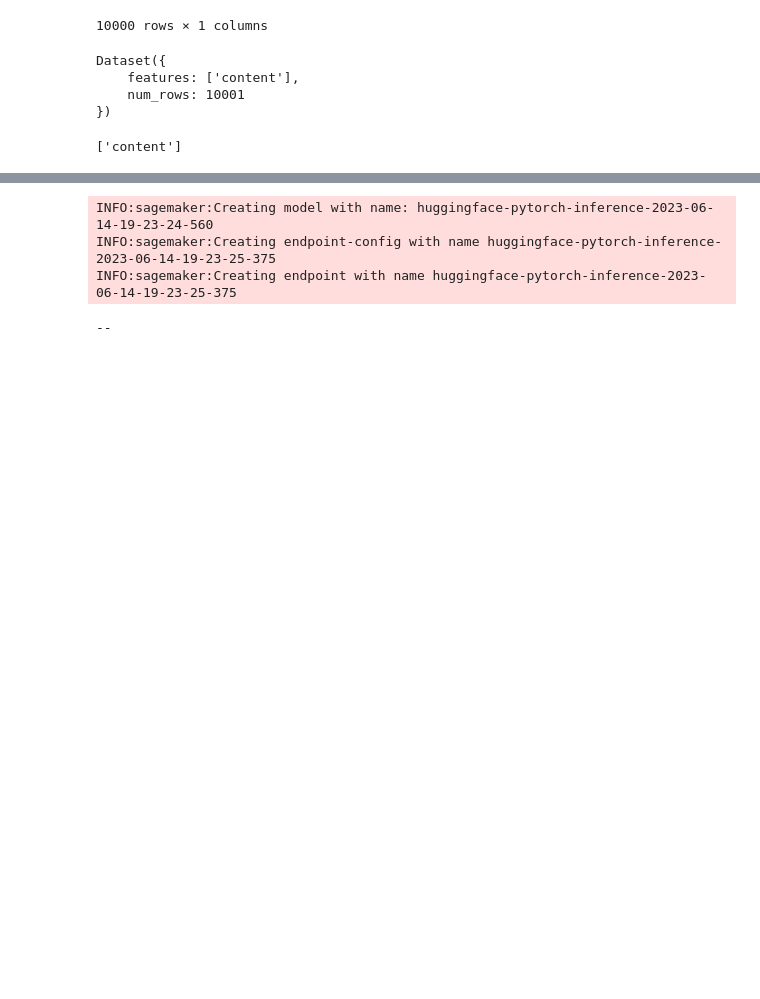
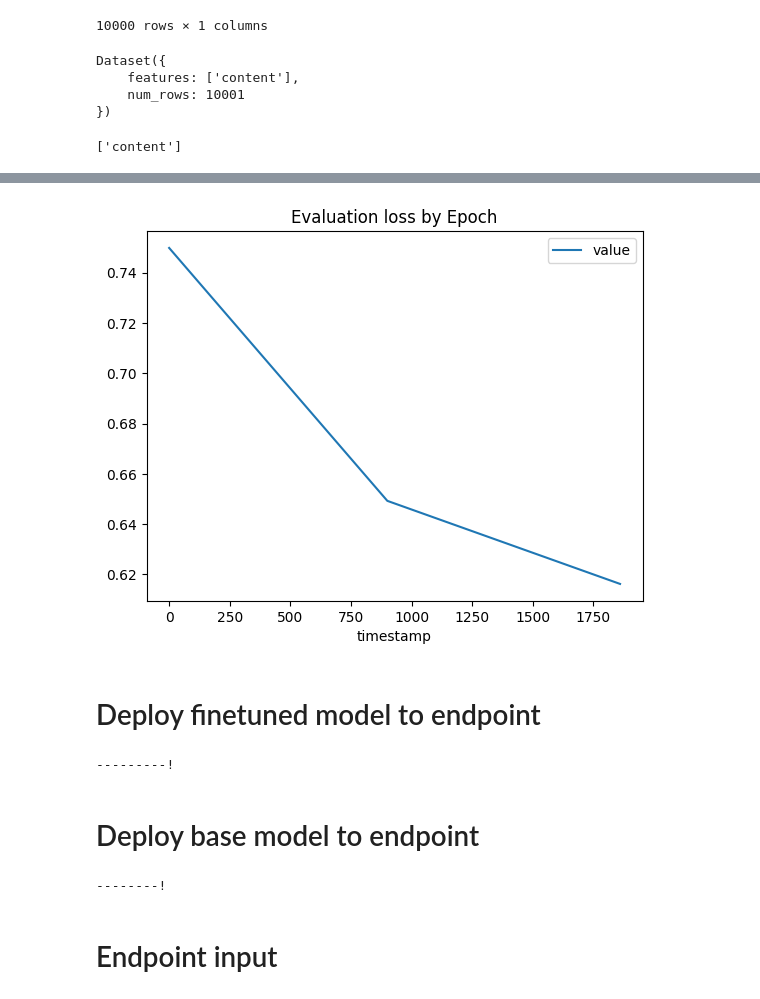
Before and after one commit to tcheungcircleci/hackweek-2023, a Jupyter notebook: hackweek.ipynb, the cells around one changed output, grey strips where cells are left out. Saved outputs shown, nothing was run; the diff lists cells and outputs as text; code cells hidden in the pictures; blank space fills up the shorter version.

```diff
--- a/hackweek.ipynb
+++ b/hackweek.ipynb
@@ -249,10 +237,31 @@ Billable seconds: 252
+# %%
+from sagemaker import TrainingJobAnalytics
+import matplotlib.pyplot as plt
+
+# Captured metrics can be accessed as a Pandas dataframe
+df = TrainingJobAnalytics(
+    sagemaker_session=sagemaker_session,
+    # training_job_name=huggingface_estimator.latest_training_job.name,
+    training_job_name='huggingface-pytorch-training-2023-06-16-12-44-28-921',
+).dataframe()
+
+df.plot(
+    y='value',
+    x='timestamp',
+    kind='line',
+    title='Evaluation loss by Epoch'
+);
+# %% [output]
+[figure, added]
+# %% [markdown]
+# Deploy finetuned model to endpoint
 # %%
 from sagemaker.huggingface import HuggingFaceModel
 
 env = {'HF_TASK': 'fill-mask'}
 
 huggingface_model = HuggingFaceModel(
-   model_data="s3://cci-data-science-devaccount/huggingface-pytorch-training-2023-06-14-19-16-30-209/output/model.tar.gz",
+   model_data="s3://cci-data-science-devaccount/huggingface-pytorch-training-2023-06-15-01-44-07-575/output/model.tar.gz",
    role=SAGEMAKER_ROLE,
    env=env,
    sagemaker_session=sagemaker_session,
@@ -261,12 +270,36 @@ huggingface_model = HuggingFaceModel(
    py_version='py39',
 )
 
-predictor = huggingface_model.deploy(1, "ml.g4dn.xlarge")
+finetuned_predictor = huggingface_model.deploy(1, "ml.g4dn.xlarge")
 # %% [output]
-INFO:sagemaker:Creating model with name: huggingface-pytorch-inference-2023-06-14-19-23-24-560
-INFO:sagemaker:Creating endpoint-config with name huggingface-pytorch-inference-2023-06-14-19-23-25-375
-INFO:sagemaker:Creating endpoint with name huggingface-pytorch-inference-2023-06-14-19-23-25-375
+---------!
---
+# %% [markdown]
+# Deploy base model to endpoint
+# %%
+from sagemaker.huggingface import HuggingFaceModel
+
+# Hub Model configuration. https://huggingface.co/models
+hub = {
+  'HF_MODEL_ID':'huggingface/CodeBERTa-small-v1', # model_id from hf.co/models
+  'HF_TASK':'fill-mask' # NLP task you want to use for predictions
+}
+
+# create Hugging Face Model Class
+huggingface_model = HuggingFaceModel(
+   env=hub,
+   sagemaker_session=sagemaker_session,
+   role=SAGEMAKER_ROLE, # iam role with permissions to create an Endpoint
+   transformers_version="4.26", # transformers version used
+   pytorch_version="1.13", # pytorch version used
+   py_version="py39", # python version of the DLC
+)
+
+# deploy model to SageMaker Inference
+base_predictor = huggingface_model.deploy(1, "ml.g4dn.xlarge")
+# %% [output]
+--------!
+# %% [markdown]
+# Endpoint input
 # %%
 fillmask_input = {"inputs": """
 version: 2.1
```
Also changed, not shown: parts of 19 cells of this notebook, 5 other files.
